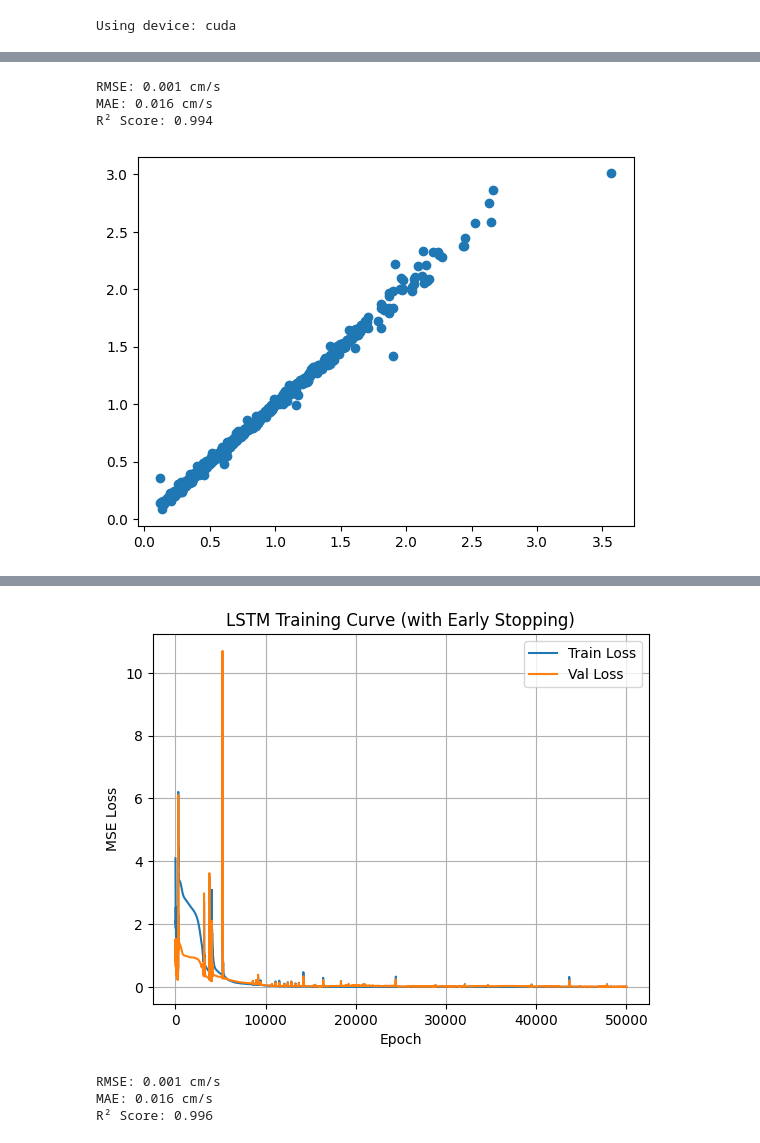
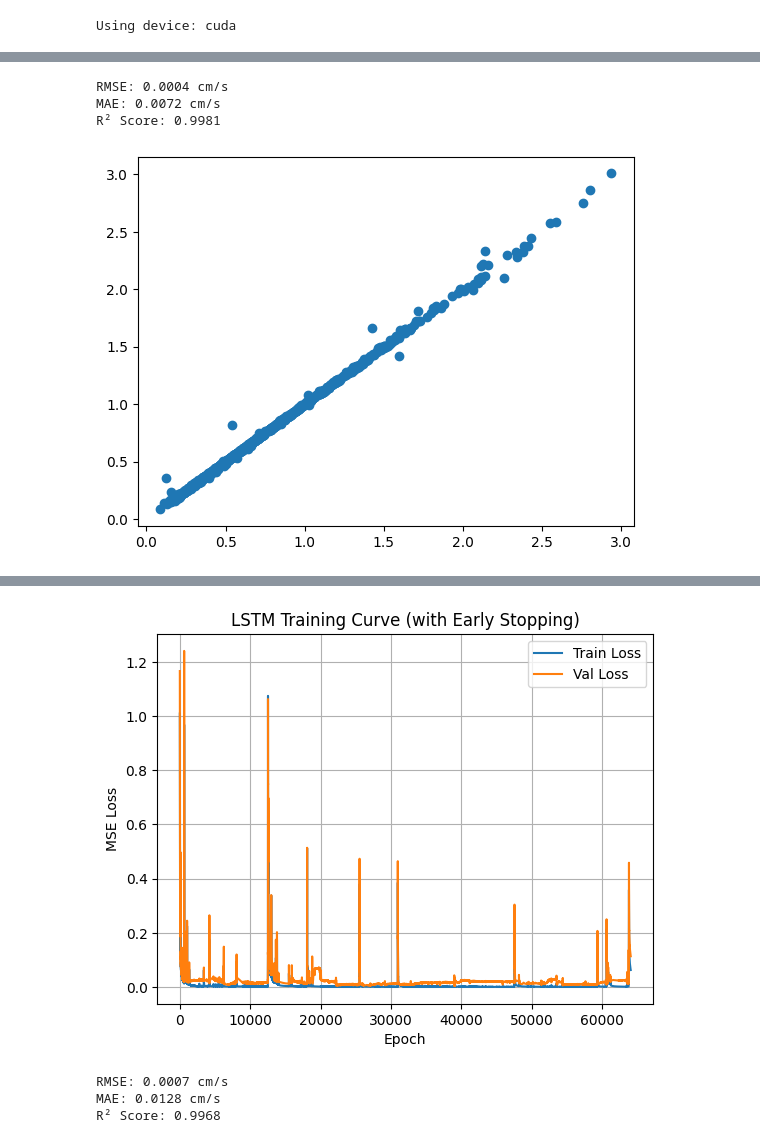
Before and after one commit to Cellular-Adventures/CapstoneAI-FiberProbe, a Jupyter notebook: Train.ipynb, the cells around one changed output, grey strips where cells are left out. Cells and saved outputs as stored; diff of their text form; code cells hidden in the pictures.

```diff
--- a/Train.ipynb
+++ b/Train.ipynb
@@ -66,10 +72,10 @@ plt.show()
 # %%
 feature_scaler, target_scaler, X_train_scaled, y_train_scaled, X_val_scaled, y_val_scaled, X_test_scaled, y_test_scaled = save_second_scaler(df)
 # %%
-# with open(path_to_output+'/scalers/feature_scaler2-20%3.pkl', 'wb') as f:
-#     pickle.dump(feature_scaler, f)
+with open(path_to_output+'/scalers/feature_scaler2-20%3_600.pkl', 'wb') as f:
+    pickle.dump(feature_scaler, f)
 
-# with open(path_to_output+'/scalers/target_scaler2-20%3.pkl', 'wb') as f:
-#     pickle.dump(target_scaler, f)
+with open(path_to_output+'/scalers/target_scaler2-20%3_600.pkl', 'wb') as f:
+    pickle.dump(target_scaler, f)
 # %%
 # Select a specific bubble by index (e.g., index 1)
@@ -96,7 +105,7 @@ X_train_scaled, y_train_scaled = random_noise(X_train_scaled, y_train_scaled, ch
 hist, bin_indices = bin_data(y_train_scaled, bins)
 factors = calculate_duplication_factors(hist)
 #X_train_scaled, y_train_scaled = duplicate_and_augment_data(X_train_scaled, y_train_scaled, bin_indices, factors, noise=0.005)
-X_train_scaled, y_train_scaled = flatten_data_distribution(X_train_scaled, y_train_scaled, bins, scaling_factor=0.05, noise=0.005)
+#X_train_scaled, y_train_scaled = flatten_data_distribution(X_train_scaled, y_train_scaled, bins, scaling_factor=0.05, noise=0.005)
 # %%
 y_train_fig = target_scaler.inverse_transform(y_train_scaled.reshape(-1, 1)).flatten()
 plt.figure(figsize=(10, 6))
@@ -131,16 +140,16 @@ gru1_model = GRUModel(input_size=1, hidden_size=20, num_layers=2)
 gru1_model.to(device)
 
 criterion = torch.nn.MSELoss()
-optimizer = torch.optim.Adam(gru1_model.parameters(), lr=0.0025)
+optimizer = torch.optim.Adam(gru1_model.parameters(), lr=0.004)
 
 # Early stopping parameters
-patience = 5000
+patience = 3000
 best_val_loss = float('inf')
 epochs_no_improve = 0
 best_model_state = None
 
 # Training loop
-epochs = 15000
+epochs = 7500
 train_losses, val_losses = [], []
 
 for epoch in range(epochs):
@@ -162,7 +171,7 @@ for epoch in range(epochs):
     # Early stopping logic
     if val_loss.item() < best_val_loss:
         best_val_loss = val_loss.item()
-        best_model_state = gru1_model.state_dict()
+        best_model_state = {k: v.clone() for k, v in gru1_model.state_dict().items()}
         epochs_no_improve = 0
     else:
         epochs_no_improve += 1
@@ -238,19 +247,19 @@ plt.show()
 # %%
-gru2_model = GRUModel(input_size=1, hidden_size=11, num_layers=3)
+gru2_model = GRUModel(input_size=1, hidden_size=10, num_layers=3)
 gru2_model.to(device)
 
 # Optimizer and loss
-optimizer = torch.optim.Adam(gru2_model.parameters(), lr=0.0005)
+optimizer = torch.optim.Adam(gru2_model.parameters(), lr=0.005)
 criterion = torch.nn.MSELoss()
 
 # Early stopping setup
-patience = 2000
+patience = 10000
 best_val_loss = float('inf')
 epochs_no_improve = 0
 best_model_state = None
 
 # Training
-epochs = 15000
+epochs = 50000
 train_losses, val_losses = [], []
 
 for epoch in range(epochs):
@@ -272,7 +281,7 @@ for epoch in range(epochs):
     # Early stopping logic
     if val_loss.item() < best_val_loss:
         best_val_loss = val_loss.item()
-        best_model_state = gru2_model.state_dict()
+        best_model_state = {k: v.clone() for k, v in gru2_model.state_dict().items()}
         epochs_no_improve = 0
     else:
         epochs_no_improve += 1
@@ -330,19 +339,19 @@ rmse = mean_squared_error(y_true, y_pred_gru2)
 mae = mean_absolute_error(y_true, y_pred_gru2)
 r2 = r2_score(y_true, y_pred_gru2)
 
-print(f"RMSE: {rmse:.3f} cm/s")
-print(f"MAE: {mae:.3f} cm/s")
-print(f"R² Score: {r2:.3f}")
+print(f"RMSE: {rmse:.4f} cm/s")
+print(f"MAE: {mae:.4f} cm/s")
+print(f"R² Score: {r2:.4f}")
 # %% [output]
-RMSE: 0.001 cm/s
-MAE: 0.016 cm/s
-R² Score: 0.994
+RMSE: 0.0004 cm/s
+MAE: 0.0072 cm/s
+R² Score: 0.9981
 # %%
 plt.figure()
 plt.scatter(y_pred_gru2,y_true)
 plt.show()
 # %% [output]
-[figure, old version]
+[figure, new version]
 # %%
 lstm_model = LSTMModel(input_size=1, hidden_size=18, num_layers=2)
 lstm_model.to(device)
@@ -352,13 +361,13 @@ criterion = torch.nn.MSELoss()
 optimizer = torch.optim.Adam(lstm_model.parameters(), lr=0.008)
 
 # Early stopping setup
-patience = 20000
+patience = 25000
 best_val_loss = float('inf')
 epochs_no_improve = 0
 best_model_state = None
 
 # Training loop
-epochs = 50000
+epochs = 75000
 train_losses, val_losses = [], []
 
 for epoch in range(epochs):
@@ -424,4 +433,4 @@ Epoch 50000/50000 - Train Loss: 0.0007 - Val Loss: 0.0088
-[figure, old version]
+[figure, new version]
 # %%
 # Predict on validation set
 lstm_model.eval()
@@ -437,13 +446,13 @@ rmse = mean_squared_error(y_true, y_pred_lstm)
 mae = mean_absolute_error(y_true, y_pred_lstm)
 r2 = r2_score(y_true, y_pred_lstm)
 
-print(f"RMSE: {rmse:.3f} cm/s")
-print(f"MAE: {mae:.3f} cm/s")
-print(f"R² Score: {r2:.3f}")
+print(f"RMSE: {rmse:.4f} cm/s")
+print(f"MAE: {mae:.4f} cm/s")
+print(f"R² Score: {r2:.4f}")
 # %% [output]
-RMSE: 0.001 cm/s
-MAE: 0.016 cm/s
-R² Score: 0.996
+RMSE: 0.0007 cm/s
+MAE: 0.0128 cm/s
+R² Score: 0.9968
 # %%
 plt.figure()
 plt.scatter(y_pred_lstm,y_true)
```
Also changed, not shown: parts of 19 cells of this notebook, 2 other files.
